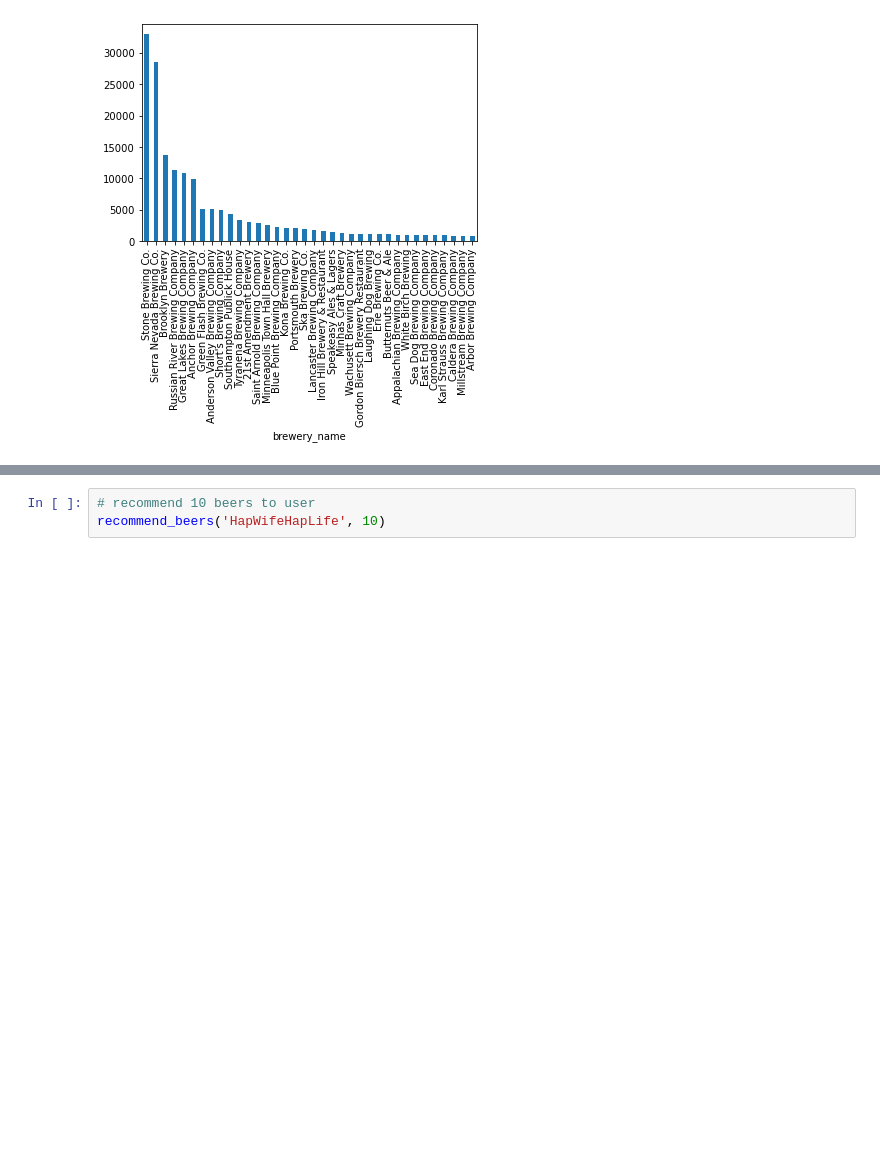
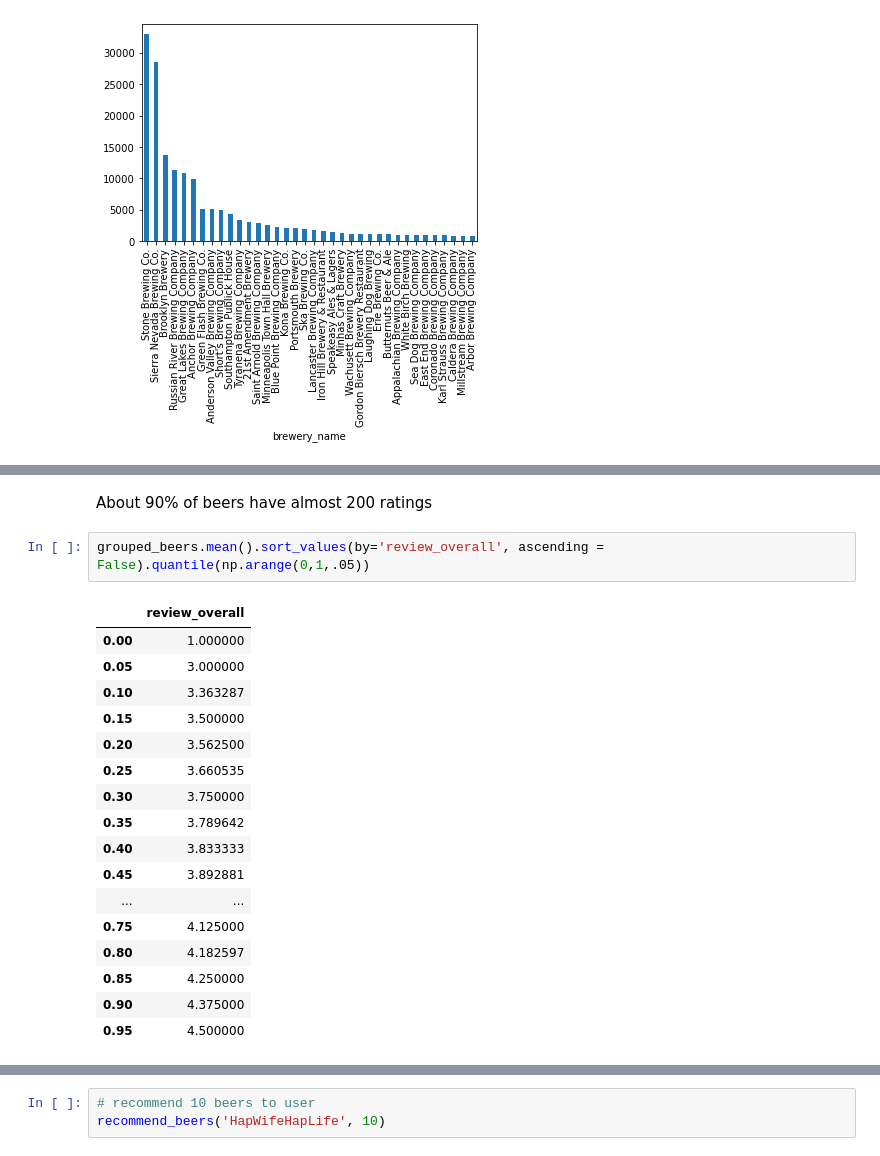
Before and after one commit to seanconlon29/Tap-into-Your-Tastes, a Jupyter notebook: sean_notebook1.ipynb, the cells around one changed output, grey strips where cells are left out. Drawn from its saved outputs; the diff is of its cells as text; blank space fills up the shorter version.

```diff
--- a/sean_notebook1.ipynb
+++ b/sean_notebook1.ipynb
@@ -81,0 +269,22 @@ beer_df.groupby('brewery_name')['review_overall'].count().sort_values(ascending=
+# %% [markdown]
+About 90% of beers have almost 200 ratings
+# %%
+grouped_beers.mean().sort_values(by='review_overall', ascending = False).quantile(np.arange(0,1,.05))
+# %% [output]
+|  | review_overall |
+| 0.00 | 1.000000 |
+| 0.05 | 3.000000 |
+| 0.10 | 3.363287 |
+| 0.15 | 3.500000 |
+| 0.20 | 3.562500 |
+| 0.25 | 3.660535 |
+| 0.30 | 3.750000 |
+| 0.35 | 3.789642 |
+| 0.40 | 3.833333 |
+| 0.45 | 3.892881 |
+| ... | ... |
+| 0.75 | 4.125000 |
+| 0.80 | 4.182597 |
+| 0.85 | 4.250000 |
+| 0.90 | 4.375000 |
+| 0.95 | 4.500000 |
```
Also changed, not shown: parts of 24 cells of this notebook.
